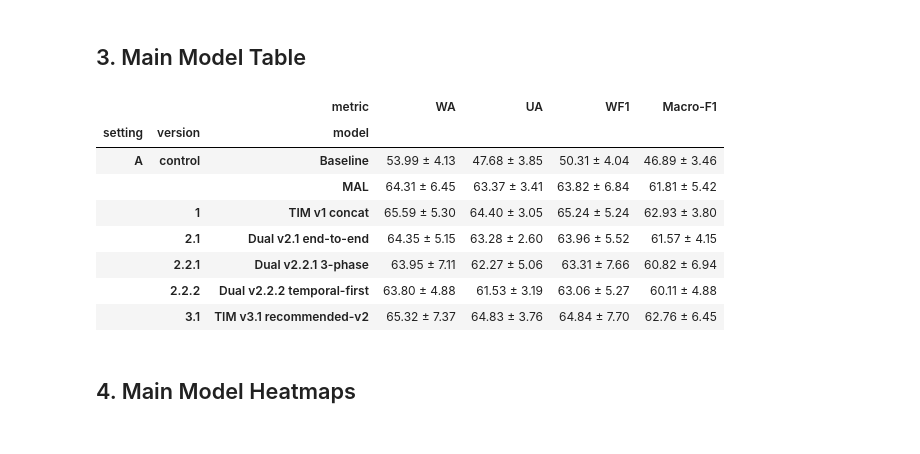
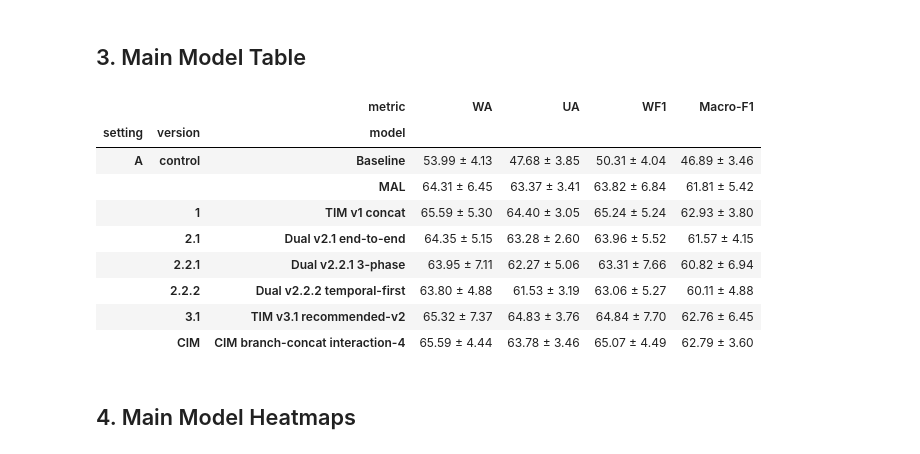
Before and after one commit to ngocbao220/conversational_ser, a Jupyter notebook: notebooks/summarize_version_results.ipynb, the cells around one changed output. Saved outputs shown, nothing was run; the diff lists cells and outputs as text; code cells hidden in the pictures.

```diff
--- a/notebooks/summarize_version_results.ipynb
+++ b/notebooks/summarize_version_results.ipynb
@@ -39,7 +39,7 @@ if PROJECT_ROOT.name in {"notebook", "notebooks"}:
 RESULTS_DIR = PROJECT_ROOT / "results"
 # Set to None or [] to read every results folder.
 # Example: FOLDERS = ["versioned_loso", "tim_ablations", "ablation_model_loso"]
-FOLDERS = ["versioned_loso", "tim_ablations"]
+FOLDERS = ["versioned_loso", "tim_ablations", "cim_loso"]
 OUT_DIR = PROJECT_ROOT / "reports" / "versioned_result_summary"
 FIG_DIR = OUT_DIR / "figures"
 OUT_DIR.mkdir(parents=True, exist_ok=True)
@@ -71,7 +71,7 @@ def mean_std_text(mean: float, std: float) -> str:
 
 def infer_family(path: Path) -> str:
     parts = path.parts
-    for key in ["versioned_loso", "ablation_model_loso", "ablation_loso", "tim_ablations"]:
+    for key in ["versioned_loso", "ablation_model_loso", "ablation_loso", "tim_ablations", "cim_loso"]:
         if key in parts:
             return key
     if "cross_session" in parts:
@@ -88,6 +88,8 @@ def infer_model_name(path: Path, payload: dict) -> str:
         return "TIM-shuffled"
     if "tim_no_" in text or "tim_overlap_only" in text:
         return path.parents[2].name if "tim_ablations" in path.parts else path.parents[3].name
+    if "cim_loso" in text or "cim_branch_concat_interaction4" in text:
+        return "CIM branch-concat interaction-4"
     if "v3_2_tim_compact_primitives" in text:
         return "TIM v3.2 compact primitives"
     if "v3_1_tim_recommended_v2" in text or "wavlm_tim_v2_recommended" in text:
@@ -108,6 +110,8 @@ def infer_model_name(path: Path, payload: dict) -> str:
 
 
 def infer_version(path: Path, model_name: str) -> str:
+    if model_name.startswith("CIM"):
+        return "CIM"
     if "v3.1" in model_name:
         return "3.1"
     if "v2.2.2" in model_name:
@@ -366,40 +370,42 @@ MAIN_MODEL_ORDER = [
     "Dual v2.2.1 3-phase",
     "Dual v2.2.2 temporal-first",
     "TIM v3.1 recommended-v2",
+    "CIM branch-concat interaction-4",
 ]
 
 main = aggregate[
-    aggregate["family"].isin(["ablation_model_loso", "ablation_loso", "legacy_loso", "versioned_loso"])
+    aggregate["family"].isin(["ablation_model_loso", "ablation_loso", "legacy_loso", "versioned_loso", "cim_loso"])
     & aggregate["model"].isin(MAIN_MODEL_ORDER)
 ].copy()
 # If duplicate copies exist in ablation_loso and ablation_model_loso, prefer ablation_model_loso, then versioned_loso, then legacy.
-family_priority = {"versioned_loso": 0, "ablation_model_loso": 1, "ablation_loso": 2, "legacy_loso": 3}
+family_priority = {"versioned_loso": 0, "cim_loso": 0, "ablation_model_loso": 1, "ablation_loso": 2, "legacy_loso": 3}
 main["family_priority"] = main["family"].map(family_priority).fillna(9)
 main = main.sort_values(["model", "metric", "family_priority", "run_name"], ascending=[True, True, True, False]).drop_duplicates(["setting", "model", "metric"], keep="first")
 
 main_table = (
     main.assign(mean_std=lambda df: [mean_std_text(m, s) for m, s in zip(df["mean"], df["std"])])
     .pivot_table(index=["setting", "version", "model"], columns="metric", values="mean_std", aggfunc="first")
 )
 main_table = main_table.reindex(columns=METRICS)
 ordered_index = []
 for setting in sorted(main["setting"].unique()):
     for model in MAIN_MODEL_ORDER:
         matches = [idx for idx in main_table.index if idx[0] == setting and idx[2] == model]
         ordered_index.extend(matches)
 main_table = main_table.loc[ordered_index]
 main_table.to_csv(OUT_DIR / "main_model_summary_table.csv")
 display(main_table)
 # %% [output]
 |  |  | metric | WA | UA | WF1 | Macro-F1 |
 | setting | version | model |  |  |  |  |
 | A | control | Baseline | 53.99 ± 4.13 | 47.68 ± 3.85 | 50.31 ± 4.04 | 46.89 ± 3.46 |
 |  |  | MAL | 64.31 ± 6.45 | 63.37 ± 3.41 | 63.82 ± 6.84 | 61.81 ± 5.42 |
 |  | 1 | TIM v1 concat | 65.59 ± 5.30 | 64.40 ± 3.05 | 65.24 ± 5.24 | 62.93 ± 3.80 |
 |  | 2.1 | Dual v2.1 end-to-end | 64.35 ± 5.15 | 63.28 ± 2.60 | 63.96 ± 5.52 | 61.57 ± 4.15 |
 |  | 2.2.1 | Dual v2.2.1 3-phase | 63.95 ± 7.11 | 62.27 ± 5.06 | 63.31 ± 7.66 | 60.82 ± 6.94 |
 |  | 2.2.2 | Dual v2.2.2 temporal-first | 63.80 ± 4.88 | 61.53 ± 3.19 | 63.06 ± 5.27 | 60.11 ± 4.88 |
 |  | 3.1 | TIM v3.1 recommended-v2 | 65.32 ± 7.37 | 64.83 ± 3.76 | 64.84 ± 7.70 | 62.76 ± 6.45 |
+|  | CIM | CIM branch-concat interaction-4 | 65.59 ± 4.44 | 63.78 ± 3.46 | 65.07 ± 4.49 | 62.79 ± 3.60 |
 # %% [markdown]
 ## 4. Main Model Heatmaps
 # %%
```
Also changed, not shown: parts of 7 cells of this notebook, 12 other files.
